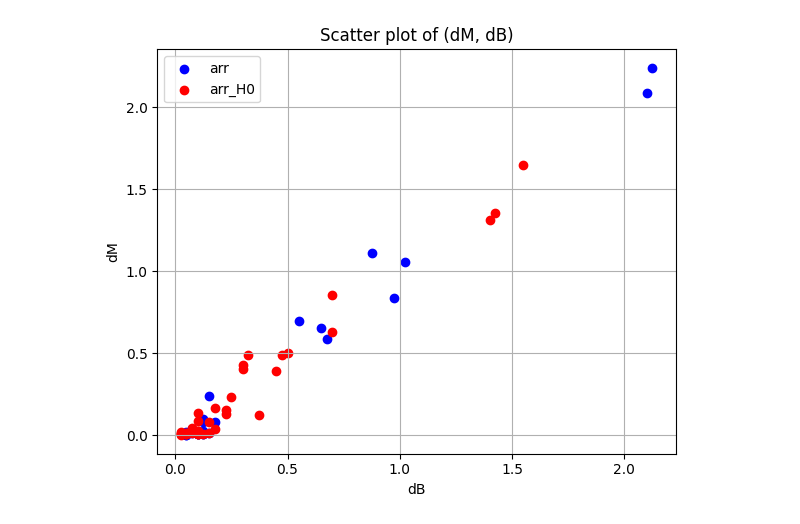
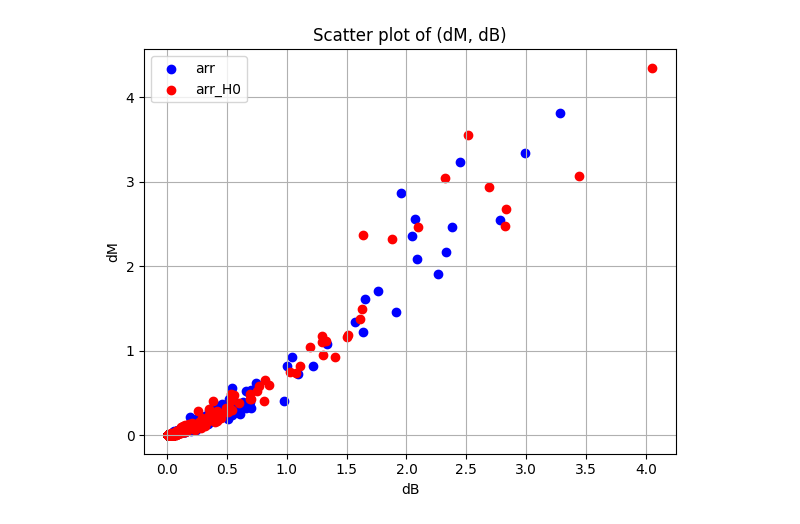
Before and after one commit to dmsilev/spirit, a Jupyter notebook: Barkhausen_noise_10.ipynb, the cells around one changed output. Cells and saved outputs as stored; diff of their text form; code cells hidden in the pictures.

```diff
--- a/Barkhausen_noise_10.ipynb
+++ b/Barkhausen_noise_10.ipynb
@@ -14,8 +12,8 @@ df35['dMdB'].hist(bins = 100)
 # %%
-df35_H0 = pd.read_csv('Bfield_Mz_35_10_10_10_Ht_0.0.csv')
-df55_H0 = pd.read_csv('Bfield_Mz_55_10_10_10_Ht_0.0.csv')
+df55 = pd.read_csv('Bfield_Mz_55_10_10_10_Ht_1_ncycles_8.csv')
+df55_H0 = pd.read_csv('Bfield_Mz_55_10_10_10_Ht_0.0_ncycles_8.csv')
 
-df35_H0['dMdB'] = np.gradient(df35_H0['M_z'], df35_H0['B_Field'])
-df35_H0['dMdB'].hist(bins = 100)
+df55['dMdB'] = np.gradient(df55['M_z'], df55['B_Field'])
+df55['dMdB'].hist(bins = 100)
 # %% [output]
 <Axes: >
@@ -22,0 +27,3 @@ df35_H0['dMdB'].hist(bins = 100)
+# %%
+df55_H0['dMdB'] = np.gradient(df55_H0['M_z'], df55_H0['B_Field'])
+df55_H0['dMdB'].hist(bins = 100)
@@ -23,6 +33,7 @@ df35_H0['dMdB'].hist(bins = 100)
 # %%
-threshold = 0.1
-B_limit = 10
+threshold = -1
+B_limit_up = 10
+B_limit_down = 5
 # %%
 #Find continuous segments of rows that contain at least one row with dMdB > threshold, segment defined by endpoints turning negative
 
@@ -36,7 +47,9 @@ def get_large_avals(df):
 
 
     for i in range(len(df)):
-        if abs(df['B_Field'].iloc[i])>B_limit:
+        if abs(df['B_Field'].iloc[i])>B_limit_up or abs(df['B_Field'].iloc[i])<B_limit_down:
+            segment_started = False
+            has_large = False
             continue
 
         dMdB = df['dMdB'].iloc[i]
@@ -63,23 +76,23 @@ def get_large_avals(df):
 
     return large_avals
 # %%
-large_avals_H0 = get_large_avals(df35_H0)
+large_avals_H0 = get_large_avals(df55_H0)
 
 arr_H0 = np.array(large_avals_H0)
 
-large_avals = get_large_avals(df35)
+large_avals = get_large_avals(df55)
 
 arr = np.array(large_avals)
 
 plt.figure(figsize=(6,5))
 plt.scatter(arr[:,1], arr[:,0], color='blue', label='arr')
 plt.scatter(arr_H0[:,1], arr_H0[:,0], color='red', label='arr_H0')
 plt.ylabel('dM')
 plt.xlabel('dB')
 plt.title('Scatter plot of (dM, dB)')
 plt.grid(True)
 plt.tight_layout()
 plt.legend()
 plt.show()
 # %% [output]
-[figure, old version]
+[figure, new version]
```
Also changed, not shown: parts of 5 cells of this notebook, 13 other files.
